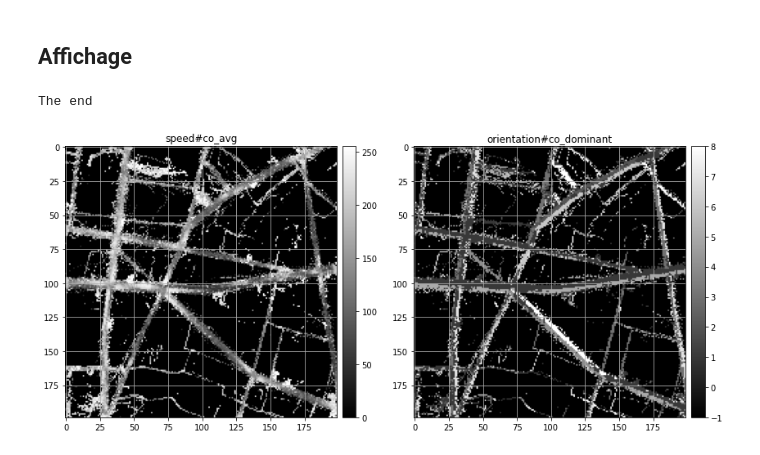
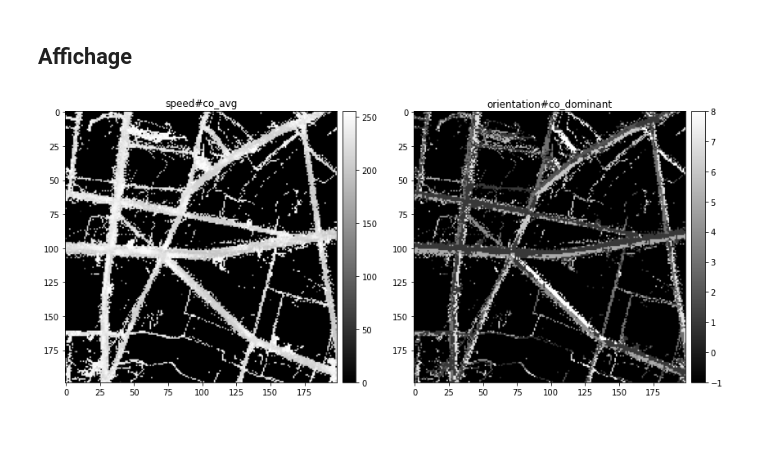
Before and after one commit to umrlastig/tracklib, a Jupyter notebook: doc/source/notebook/Summarize.ipynb, the cells around one changed output. Saved outputs shown, nothing was run; the diff lists cells and outputs as text; code cells hidden in the pictures.

```diff
--- a/doc/source/notebook/Summarize.ipynb
+++ b/doc/source/notebook/Summarize.ipynb
@@ -44,7 +44,7 @@ from tracklib.core.GPSTime import GPSTime
 
 PATH = '/home/marie-dominique/PROJET/FINI/MITAKA/DATA/mitaka/complet'
 GPSTime.setReadFormat("4Y-2M-2D 2h:2m:2s")
-collection = reader.readFromFiles(pathdir=PATH, id_E=2, id_N=3, id_T=1)
+collection = reader.readFromCsvFiles(path=PATH, id_E=2, id_N=3, id_T=1)
 print ('Number of tracks: ' + str(collection.size()))
 # %% [output]
 Number of tracks: 11872
@@ -129,17 +129,12 @@ for i in range(band.nrow):
 # %%
 fig = plt.figure(figsize=(14, 7))
 
 ax1 = fig.add_subplot(121)
-raster.saveGrid('/home/marie-dominique/mitaka_avg_speed.png',
-                Analytics.speed, Summarising.co_avg,
-                no_data_values = 0, dpi = 750, axe = ax1, figure = fig)
+raster.plot(Analytics.speed, Summarising.co_avg,
+                no_data_values = 0, axe = ax1, figure = fig)
 
 ax2 = fig.add_subplot(122)
-raster.saveGrid('/home/marie-dominique/mitaka_orientation.png',
-                Analytics.orientation, Summarising.co_dominant,
-                no_data_values = -1, dpi = 1000, axe = ax2, figure = fig)
-
-print ('The end')
+raster.plot(Analytics.orientation, Summarising.co_dominant,
+                no_data_values = -1, axe = ax2, figure = fig)
 # %% [output]
-The end
-[figure, old version]
+[figure, new version]
```
